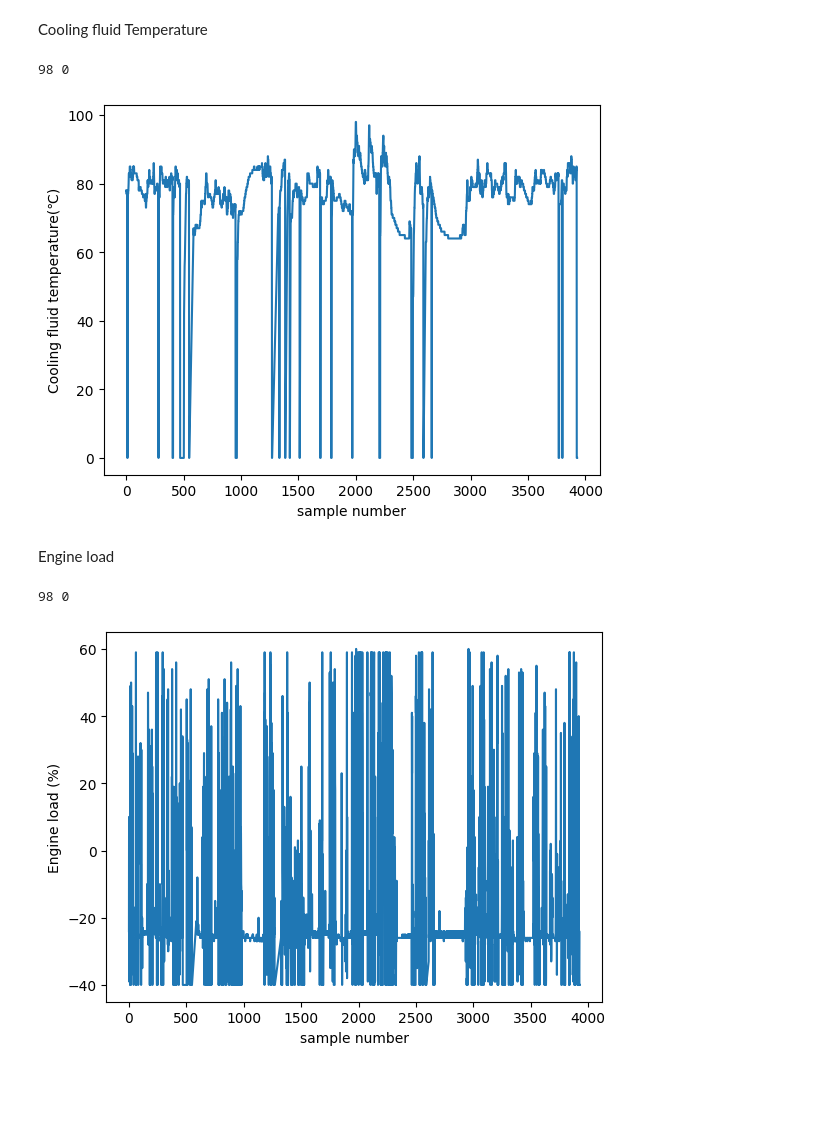
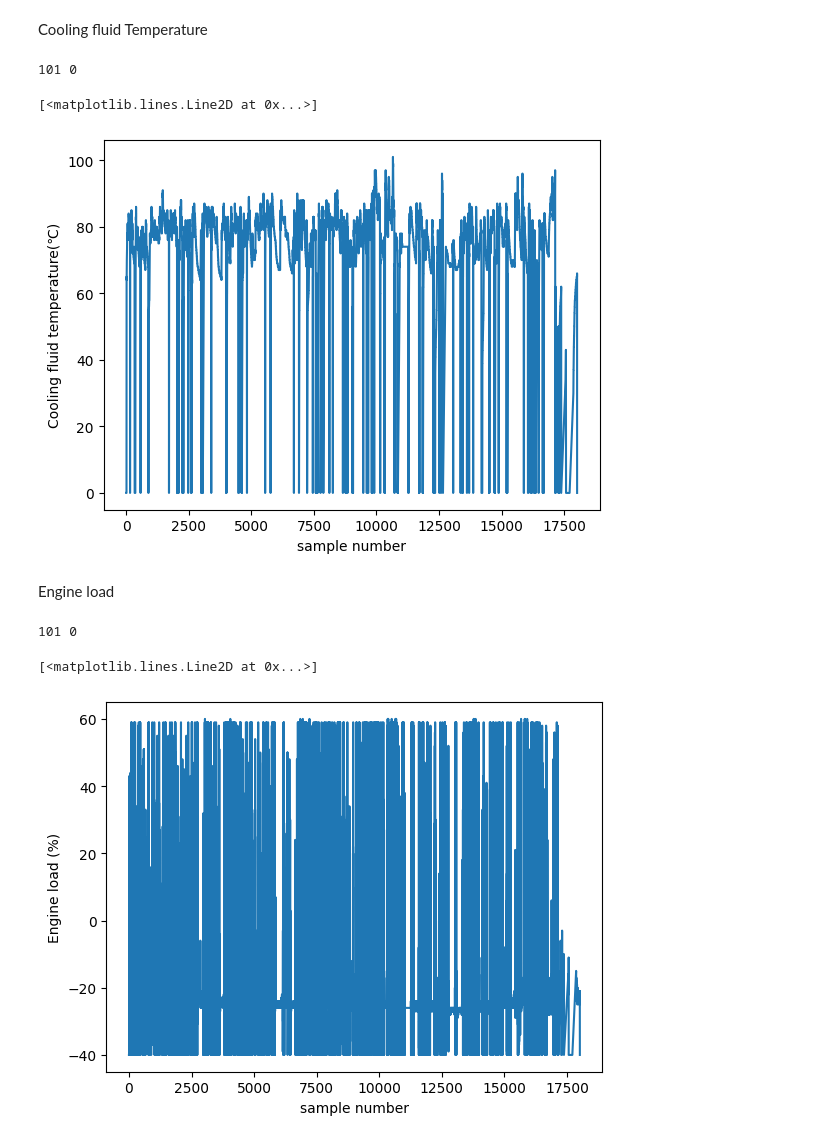
Before and after one commit to jlhb1984/Zonar_projects, a Jupyter notebook: notebooks/torch_decoder 1I1V.ipynb, the cells around one changed output. Saved outputs shown, nothing was run; the diff lists cells and outputs as text; code cells hidden in the pictures; blank space fills up the shorter version.

```diff
--- a/notebooks/torch_decoder 1I1V.ipynb
+++ b/notebooks/torch_decoder 1I1V.ipynb
@@ -6,5 +9,5 @@ import matplotlib.pyplot as plt
 # %%
-raw_data=pd.read_excel(r'C:\Users\Jose.Hurtado\Documents\Zonar_projects\data\zonar\1I1V.xlsx')
+raw_data=pd.read_excel(r'C:\Users\Jose.Hurtado\Downloads\1I1V.xlsx')
 raw_data.info()
 # %% [output]
 <class 'pandas.DataFrame'>
@@ -329,39 +338,41 @@ plt.ylabel("Cooling fluid temperature(℃)")
 plt.xlabel('sample number')
 plt.plot(x_axis,temp_data)
 
-temp.to_csv(r'C:\Users\Jose.Hurtado\Documents\Zonar_projects\data\zonar\temp.csv')
+#temp.to_csv(r'C:\Users\Jose.Hurtado\Documents\Zonar_projects\data\zonar\temp.csv')
 # %% [output]
-98 0
+101 0
+[<matplotlib.lines.Line2D at 0x...>]
-[figure, old version]
+[figure, new version]
 # %% [markdown]
 Engine load
 # %%
 engine_load=pd.DataFrame()
 engine_data=[]
 x_axis=[]
 date=[]
 status=[]
 #torch_codes_0204.info()
 
 for i in range(0,df.shape[0]):
     if df.iloc[i,13]!=255:
         aux_data=df.iloc[i,13]
         status.append(df.iloc[i,12])
         engine_data.append(df.iloc[i,13]-40)
         x_axis.append(i)
         date.append(df.iloc[i,4])
 
 print(max(temp_data),min(temp_data))
 engine_load['sample_number']=x_axis
 engine_load['date']=date
 engine_load['engine load %']=engine_data
 engine_load['status']=status
 
 plt.ylabel("Engine load (%)")
 plt.xlabel('sample number')
 plt.plot(x_axis,engine_data)
 
-temp.to_csv(r'C:\Users\Jose.Hurtado\Documents\Zonar_projects\data\zonar\engine.csv')
+#temp.to_csv(r'C:\Users\Jose.Hurtado\Documents\Zonar_projects\data\zonar\engine.csv')
 # %% [output]
-98 0
+101 0
+[<matplotlib.lines.Line2D at 0x...>]
-[figure, old version]
+[figure, new version]
```
Also changed, not shown: parts of 12 cells of this notebook, 43 other files.
